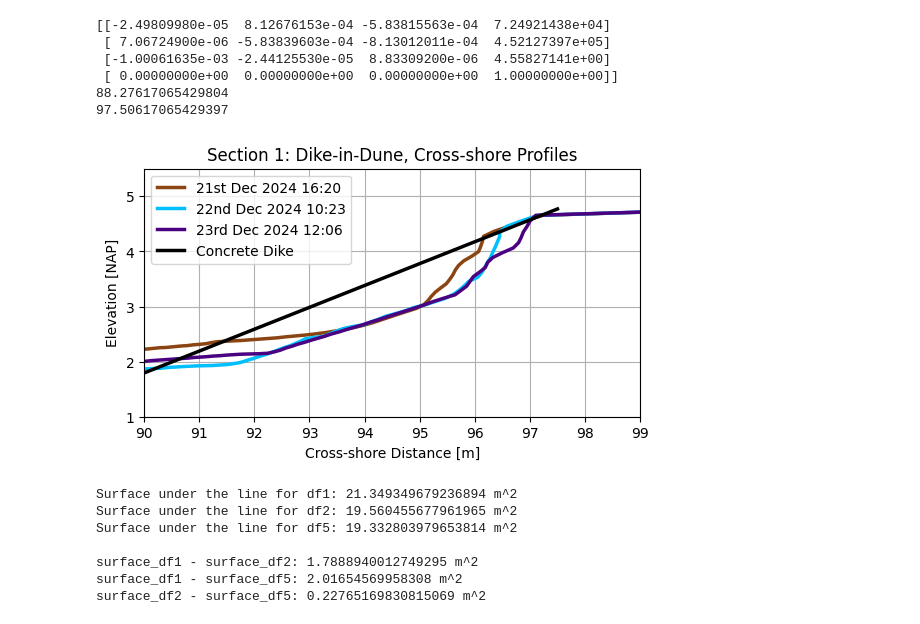
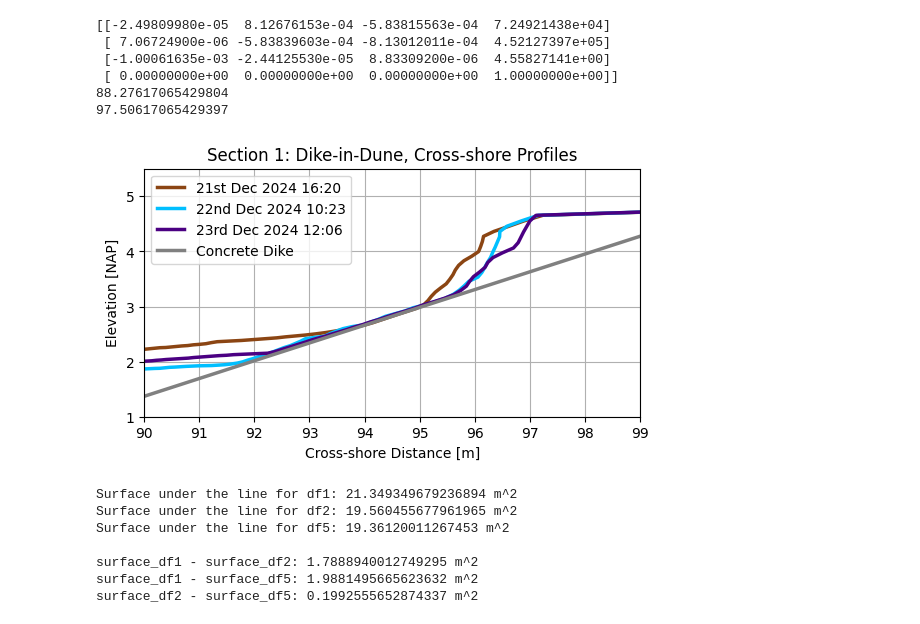
Before and after one commit to Rubenrosman/HybridDune, a Jupyter notebook: Ruben/LiDAR/Storm_2/Lidar_1_storm2_plots.ipynb, the cells around one changed output. Cells and saved outputs as stored; diff of their text form; code cells hidden in the pictures.

```diff
--- a/Ruben/LiDAR/Storm_2/Lidar_1_storm2_plots.ipynb
+++ b/Ruben/LiDAR/Storm_2/Lidar_1_storm2_plots.ipynb
@@ -165,7 +161,7 @@ print(72504.20-transformation_matrix[0,3]-14.55+100)
 # Load point clouds
 pcd_file1 = r"D:\HybridDune\20241223_LiDAR1\Lidar1__Pcl_0021_12_2024__16_20_48.030.PCD"
 pcd_file2 = r"D:\HybridDune\20241223_LiDAR1\Lidar1__Pcl_0022_12_2024__11_23_20.780.PCD"
-pcd_file5 = r"D:\HybridDune\20241223_LiDAR1\Lidar1__Pcl_0023_12_2024__12_06_30.030.PCD"
+pcd_file5 = r"D:\HybridDune\20241223_LiDAR1\Lidar1__Pcl_0023_12_2024__15_06_30.030.PCD"
 
 # Process each point cloud through the singe_file function
 df1 = singe_file(pcd_file1)
@@ -183,47 +179,47 @@ plt.plot(df2['x'], df2['z'], color='deepskyblue', linewidth=2.5, label='22nd Dec
 plt.plot(df5['x'], df5['z'], color='indigo', linewidth=2.5, label='23rd Dec 2024 12:06')
 
 # add line between toe(88.2,1.08) and top (97.5,4.77)
-x = [91 97.5]
-y = [1.08, 4.77]
-plt.plot(x, y, color='black', linewidth=2.5, label='Concrete Dike')
+x = [89.1, 100.1]
+y = [1.08, 4.63]
+plt.plot(x, y, color='grey', linewidth=2.5, label='Concrete Dike')
 
 plt.xlabel('Cross-shore Distance [m]')
 plt.ylabel('Elevation [NAP]')
 plt.title('Section 1: Dike-in-Dune, Cross-shore Profiles')
 plt.grid(True)
 plt.gca().set_aspect('equal', adjustable='box')
 plt.legend(loc='upper left')
 plt.xlim(90, 99)
 plt.ylim(1, 5.5)
 plt.show()
 
 
 
 # Calculate surface under the lines from x(90, 99)
 x1 = 90
 x2 = 99
 df1_mask = df1[(df1['x'] >= x1) & (df1['x'] <= x2)]
 df2_mask = df2[(df2['x'] >= x1) & (df2['x'] <= x2)]
 df5_mask = df5[(df5['x'] >= x1) & (df5['x'] <= x2)]
 
 # Calculate the surface under the lines using the trapezoidal rule
 surface_df1 = np.trapz(df1_mask['z'], df1_mask['x'])
 surface_df2 = np.trapz(df2_mask['z'], df2_mask['x'])
 surface_df5 = np.trapz(df5_mask['z'], df5_mask['x'])
 
 print(f"Surface under the line for df1: {surface_df1} m^2")
 print(f"Surface under the line for df2: {surface_df2} m^2")
 print(f"Surface under the line for df5: {surface_df5} m^2")
 print()
 print(f'surface_df1 - surface_df2: {surface_df1 - surface_df2} m^2')
 print(f'surface_df1 - surface_df5: {surface_df1 - surface_df5} m^2')
 print(f'surface_df2 - surface_df5: {surface_df2 - surface_df5} m^2')
 # %% [output]
-[figure, old version]
+[figure, new version]
 Surface under the line for df1: 21.349349679236894 m^2
 Surface under the line for df2: 19.560455677961965 m^2
-Surface under the line for df5: 19.332803979653814 m^2
+Surface under the line for df5: 19.36120011267453 m^2
 
 surface_df1 - surface_df2: 1.7888940012749295 m^2
-surface_df1 - surface_df5: 2.01654569958308 m^2
-surface_df2 - surface_df5: 0.22765169830815069 m^2
+surface_df1 - surface_df5: 1.9881495665623632 m^2
+surface_df2 - surface_df5: 0.1992555652874337 m^2
```
Also changed, not shown: parts of 1 cell of this notebook, 20 other files.
